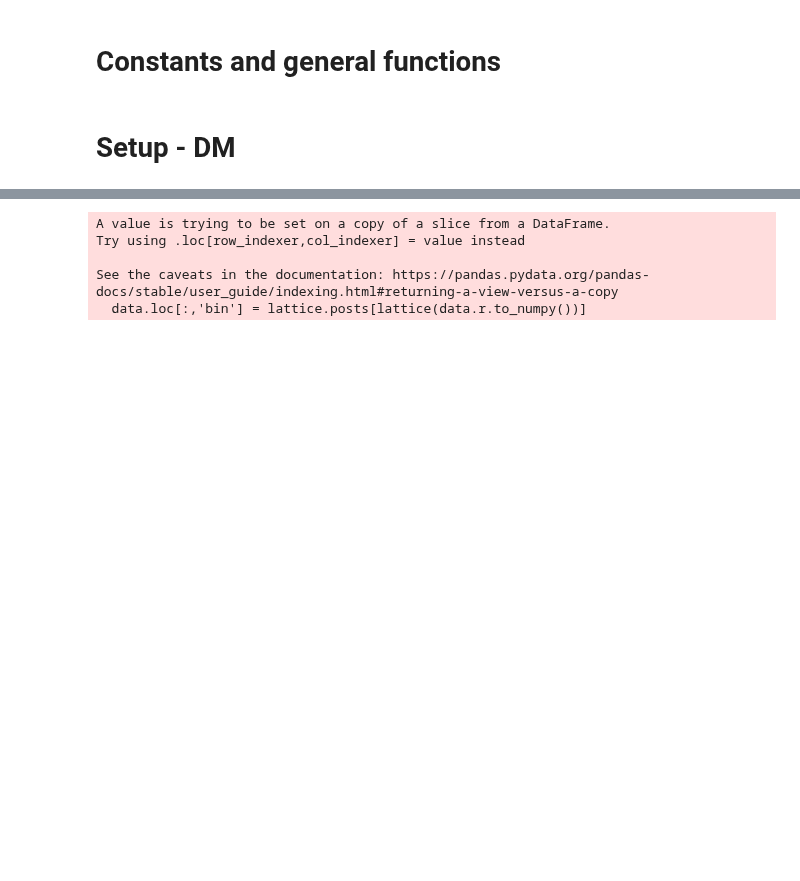
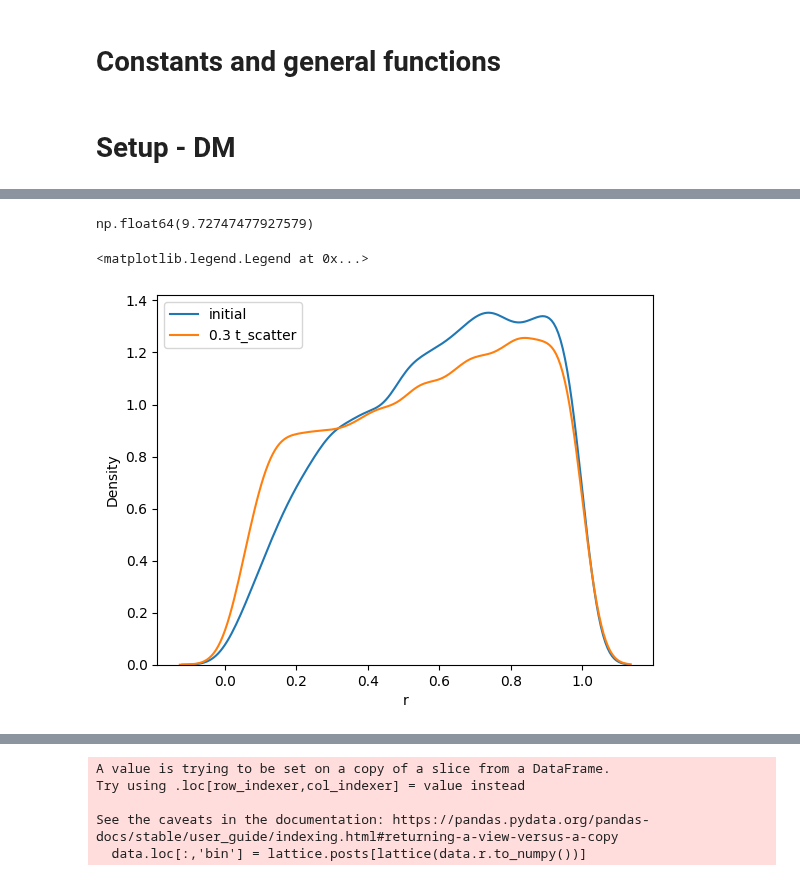
Before and after one commit to Rotem-Barnea/pySIDM, a Jupyter notebook: analysis/run.ipynb, the cells around one changed output, grey strips where cells are left out. Drawn from its saved outputs; the diff is of its cells as text; code cells hidden in the pictures; blank space fills up the shorter version.

```diff
--- a/analysis/run.ipynb
+++ b/analysis/run.ipynb
@@ -63,0 +62,3 @@ ax.legend(['start','after 1100 dynamic times'])
+# %%
+data = halo.saved_states.copy();
+data = data[data['r'] < 1*kpc].copy()
@@ -63,0 +81,15 @@ ax.legend(['start','after 1100 dynamic times'])
+# %%
+data[data['step'] == step].time.iloc[0]/110
+# %% [output]
+np.float64(9.72747477927579)
+# %%
+steps = [2000]
+time = []
+ax = sns.kdeplot(data[data['step'] == 0].r)
+for step in steps:
+    sns.kdeplot(data[data['step'] == step].r,ax=ax)
+    time += [data[data['step'] == step].time.iloc[0]/110]
+ax.legend(['initial']+[f'{t:.1f} t_scatter' for t in time])
+# %% [output]
+<matplotlib.legend.Legend at 0x...>
+[figure, added]
```
Also changed, not shown: parts of 10 cells of this notebook, 1 other file.
